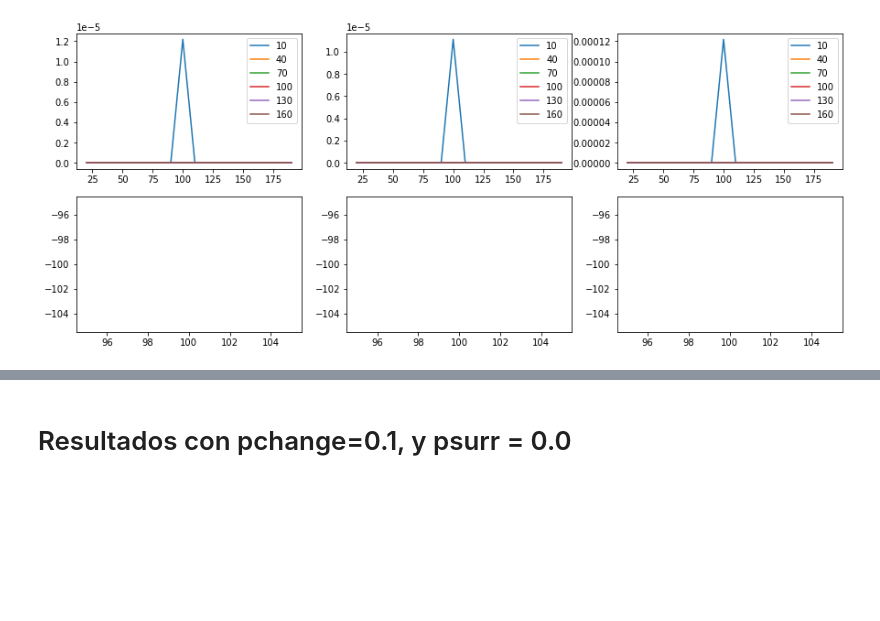
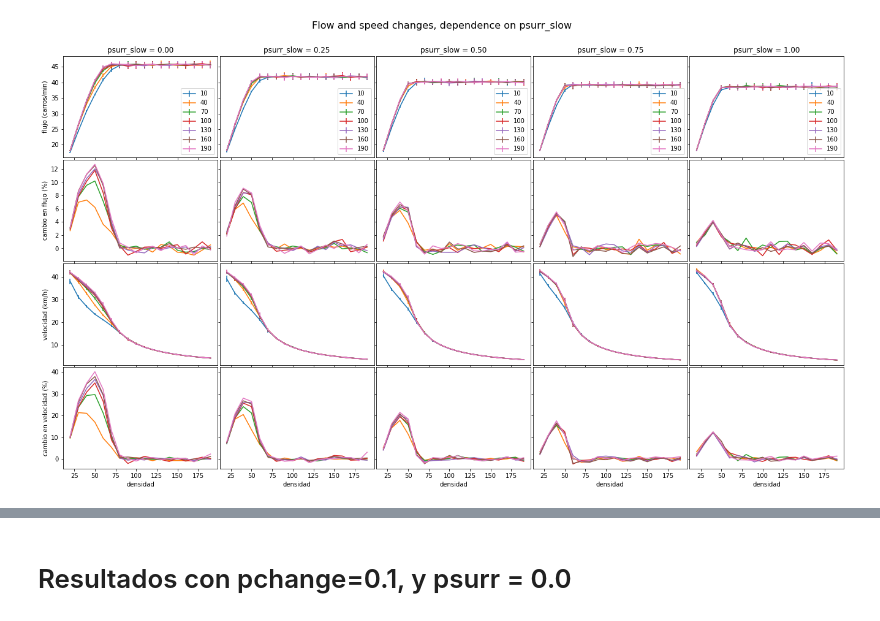
Before and after one commit to miguel-uribe/traffic_C, a Jupyter notebook: python/Flow_Analysis.ipynb, the cells around one changed output, grey strips where cells are left out. Cells and saved outputs as stored; diff of their text form; code cells hidden in the pictures; blank space fills up the shorter version.

```diff
--- a/python/Flow_Analysis.ipynb
+++ b/python/Flow_Analysis.ipynb
@@ -6,0 +9,4 @@ densities = np.arange(20,200,10)
+# %%
+time = np.arange(4*3600,10*3600)
+demand=0.0002625850896568391*(1/(1+np.exp(-(time-6*3600)/(0.5*3600))))*(1.9*np.exp(-((time-6*3600)/(1.4*3600))**2)+1);
+plt.plot(time/3600,demand)
@@ -6,0 +16,7 @@ densities = np.arange(20,200,10)
+# %%
+passengers = []
+factor = 1
+print(demand.max()*factor)
+for i, t in enumerate(time):
+    prob = demand[i]
+    passengers.append(np.random.poisson(demand[i]*factor))
@@ -9,3 +30,0 @@ densities = np.arange(20,200,10)
-# %%
-pchange = 0.0
-psurr = 0
@@ -25,14 +265,75 @@ for i,gradient in enumerate(gradients):
 # %%
-fig, ax = plt.subplots(2,3, figsize = (15,6))
+gradients = [10,40,70,100,130,160,190]
+densities = np.arange(20,200,10)
+psurr_slows = [0,0.25,0.5,0.75,1]
+p = 0.25
+p0 = 0.5
+pchange = 0.25
+pchange_slow = 0.25
+psurr = 0.25
+data = np.zeros((len(gradients), len(densities), len(psurr_slows),4))
+
+for i, gradient in enumerate(gradients):
+    for j,density in enumerate(densities):
+        for k,psurr_slow in enumerate(psurr_slows):
+            filename = 'data/sim_results_5_2_left_%dm_%d_%.2f_%.2f_%.2f_%.2f_%.2f_%.2f.txt'%(gradient,density, p, p0, pchange, pchange_slow, psurr, psurr_slow)
+            data[i,j,k] = np.loadtxt(filename)
+
+wi=3.5
+# individual height
+hi=2.3
+# left margin
+lm=0.62
+# right margin
+rm=0.1
+# bottom margin
+bm=0.45
+# top margin
+tm=1
+# horizontal gap
+hg=0.05
+# vertical gap
+vg=0.05
+# number of columns
+nc=len(pchanges)
+# number of rows
+nr=4
+
+# The calculations
+sx=wi*nc+lm+rm+hg*(nc-1)  # Figure x
+sy=hi*nr+bm+tm+vg*(nr-1)  # Figure y
+t=(sy-tm)/sy
+b=bm/sy
+l=lm/sx
+r=(sx-rm)/sx
+hr=vg/hi
+wr=hg/wi
+
+
+####################################
+f, ax = plt.subplots(nr,nc,figsize=(sx,sy), sharex=True, sharey='row')
+f.suptitle('Flow and speed changes, dependence on psurr_slow', fontsize=16)
 
 for i,gradient in enumerate(gradients):
-    for k in range(3):
-        ax[0][k].plot(densities, data[i,k,:], '-', label = gradient)
+    for k in range(len(pchanges)):
+        ax[0][k].errorbar(densities, data[i,:,k,0]*60, yerr = data[i,:,k,1]*60, label = gradient, color = 'C%d'%i)
+        ax[2][k].errorbar(densities, data[i,:,k,2]*3.6, yerr = data[i,:,k,3]*3.6, label = gradient, color = 'C%d'%i)
+        if (i>0):
+            ax[1][k].plot(densities, 100*(data[i,:,k,0]-data[0,:,k,0])/data[0,:,k,0], label = gradient, color = 'C%d'%i)
+            ax[3][k].plot(densities, 100*(data[i,:,k,2]-data[0,:,k,2])/data[0,:,k,2], label = gradient, color = 'C%d'%i)
+        ax[3][k].set_xlabel('densidad')
+        ax[0][k].set_title('psurr_slow = %.2f'%pchanges[k])
+ax[0][0].set_ylabel('flujo (carros/min)')
+ax[1][0].set_ylabel('cambio en flujo (%)')
+ax[2][0].set_ylabel('velocidad (km/h)')
+ax[3][0].set_ylabel('cambio en velocidad (%)')
 
-[ax[0][k].legend() for k in range(3)]
 
-for i,gradient in enumerate(gradients[1:]):
-    for k in range(3):
-        ax[1][k].plot(densities, 100*(data[i+1,k,:]-data[0,k,:])/data[0,k,:], '-', label = gradient)
+
+[ax[0][k].legend() for k in range(len(pchanges))]
+
+plt.subplots_adjust(wspace=wr,hspace=hr,bottom=b, top=t, left=l, right=r)
+f.align_ylabels()
+#plt.savefig('images/psurr_dependence.png', dpi=1000)
 # %% [output]
-[figure, old version]
+[figure, new version]
```
Also changed, not shown: parts of 15 cells of this notebook, 29 other files.
